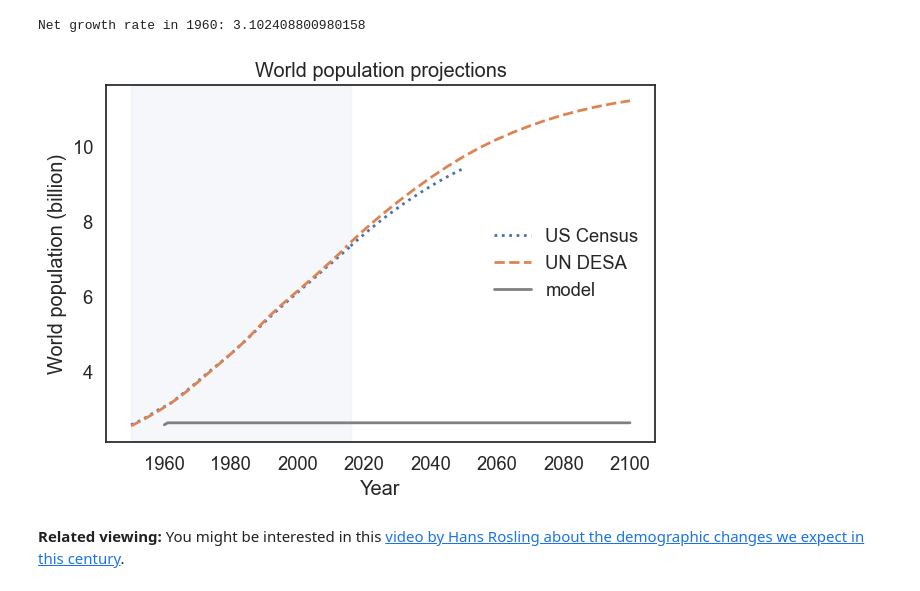
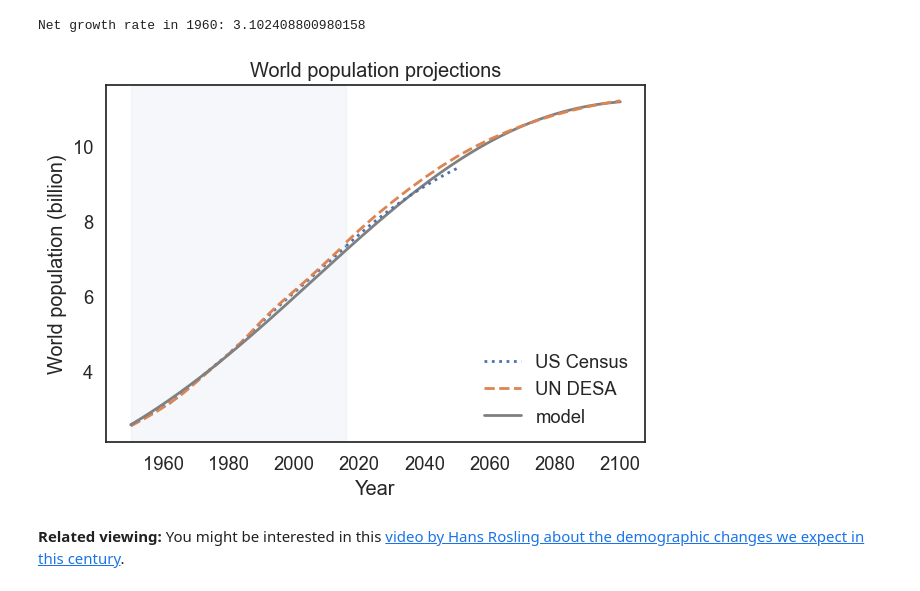
Before and after one commit to kac624/cuny, a Jupyter notebook: D604/hw4_chap08.ipynb, the cells around one changed output. Drawn from its saved outputs; the diff is of its cells as text; code cells hidden in the pictures.

```diff
--- a/D604/hw4_chap08.ipynb
+++ b/D604/hw4_chap08.ipynb
@@ -313,14 +313,13 @@ system = System(
 | alpha | 0.025 |
 | beta | -0.0018 |
 # %%
-def update_func_alpha(t_0, t, pop, system):
+def update_func_alpha(t_0, t, pop, system, new_alpha):
     """Update population based on a quadratic model, with dynamic alpha.
 
     pop: current population in billions
     system: system object with model parameters
     """
-    # system.alpha = system.alpha_func(t, system.alpha, system.beta)
-    net_growth = system.alpha * pop + system.beta * pop**2
+    net_growth = new_alpha * pop + system.beta * pop**2
     return pop + net_growth
 # %%
 t_0 = 1960
@@ -331,7 +330,7 @@ print(f"Net growth rate in 1960: {net_growth_rate_1960}")
 # %% [output]
 Net growth rate in 1960: 3.102408800980158
 # %%
-def run_simulation_alpha(system, update_func):
+def run_simulation_alpha(system, update_func_alpha):
     """Simulate the system using any update function.
 
     system: System object
@@ -342,24 +341,32 @@ def run_simulation_alpha(system, update_func):
     results = TimeSeries()
     results[system.t_0] = system.p_0
 
+    pop = system.p_0
+    new_alpha = system.alpha
+
     for t in linrange(system.t_0, system.t_end):
-        results[t+1] = update_func(system.t_0, t, system.p_0, system)
+        results[t+1] = update_func_alpha(system.t_0, t, pop, system, new_alpha)
+        pop = results[t+1]
+        new_alpha = system.alpha_func(t, t+1, new_alpha, system.slope)
 
     return results
 # %%
 system = System(
-    t_0=1960,
+    t_0=1950,
     t_end=2100,
     p_0=get_first_value(census),
-    alpha=0.025,
-    beta=-0.0018
+    alpha_func=alpha_func,
+    slope=-0.000075,
+    intercept=0.025,
+    alpha=0.023,
+    beta=-0.001
 )
 
 results = run_simulation_alpha(system, update_func_alpha)
 plt.axvspan(1950, 2016, color='C0', alpha=0.05)
 plot_results(census, un, results, 'World population projections')
 plot_projections(table3)
 # %% [output]
-[figure, old version]
+[figure, new version]
 # %% [markdown]
 **Related viewing:** You might be interested in this [video by Hans Rosling about the demographic changes we expect in this century](https://www.youtube.com/watch?v=ezVk1ahRF78).
```
Also changed, not shown: parts of 1 cell of this notebook, 8 other files.
